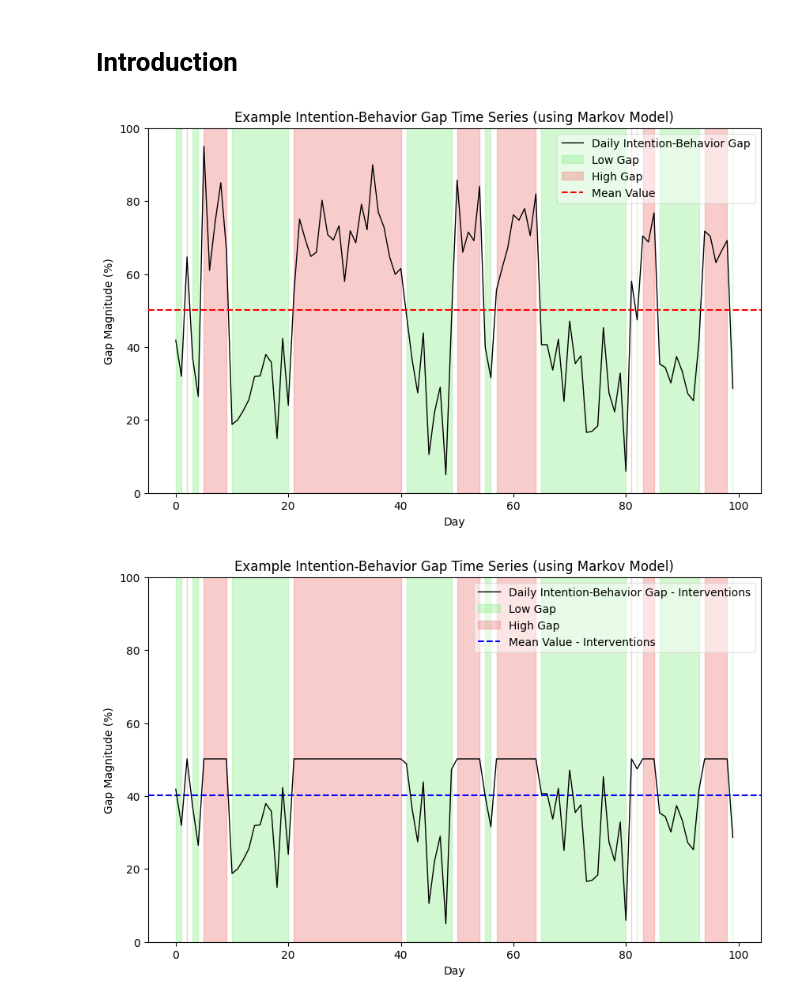
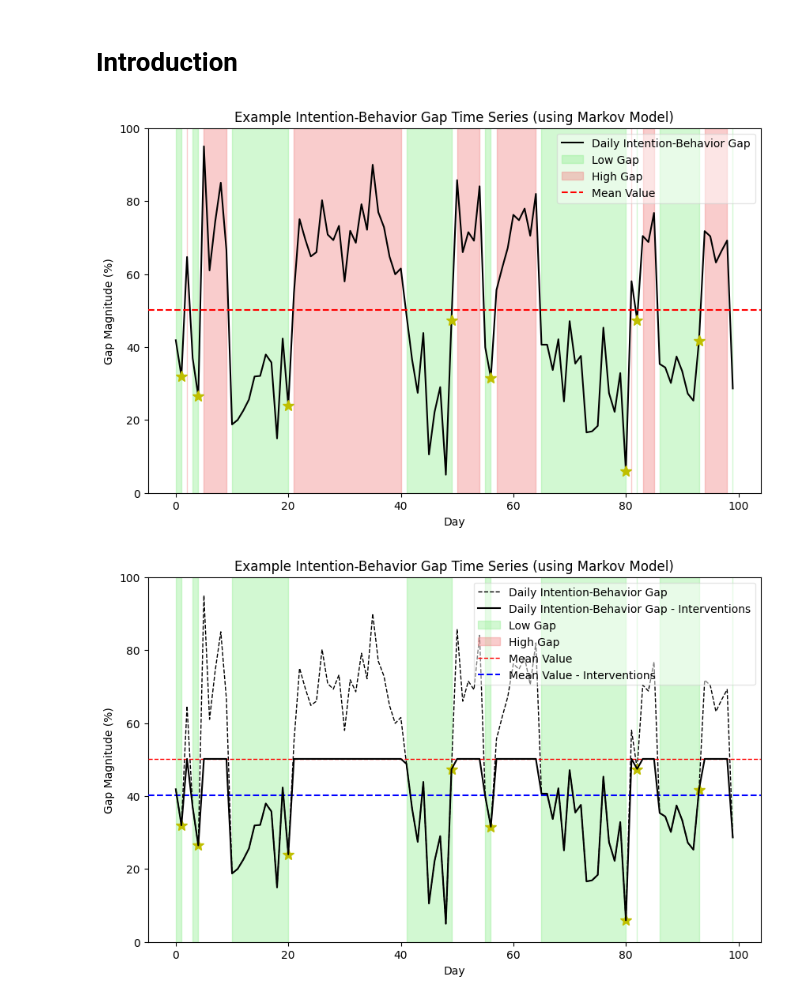
Before and after one commit to danieljwilson/3_3_experience_sampling, a Jupyter notebook: 3_3_3_data_analysis/paper_viz.ipynb, the cells around one changed output. Drawn from its saved outputs; the diff is of its cells as text; code cells hidden in the pictures.

```diff
--- a/3_3_3_data_analysis/paper_viz.ipynb
+++ b/3_3_3_data_analysis/paper_viz.ipynb
@@ -45,7 +45,7 @@ plt.figure(figsize=(10, 6))
 abs_max_value = max(abs(states_noisy.min()), abs(states_noisy.max())) + .25
 
 # Plot the Markov model with increased noise in black, ensuring it's fully visible
-plt.plot(states_noisy, label='Daily Intention-Behavior Gap', color='black', linewidth=1, zorder=2)
+plt.plot(states_noisy, label='Daily Intention-Behavior Gap', color='black', linewidth=1.5, zorder=2)
 
 # Background coloring extending across the full Y-axis range
 plt.fill_between(range(steps), 0, 100, where=states_noisy <= mean_value, color='lightgreen', alpha=0.4, label='Low Gap', zorder=1)
@@ -53,6 +53,11 @@ plt.fill_between(range(steps), 0, 100, where=states_noisy > mean_value, color='l
 
 # Ensure the y-axis is symmetric around 0 to accommodate the full height of the rectangles
 plt.ylim(0, 100)
+
+# Place red stars at the specified data points
+for i in range(steps - 1):
+    if states_noisy[i] <= mean_value < states_noisy[i + 1]:
+        plt.plot(i, states_noisy[i], 'y*', markersize=10)
 
 # Add the mean value line in red
 plt.axhline(y=mean_value, color='r', linestyle='--', label='Mean Value', zorder=3)
@@ -63,7 +68,7 @@ plt.ylabel('Gap Magnitude (%)')
 plt.legend(facecolor='white', framealpha=0.5)
 plt.show()
 # %% [output]
-[figure, old version]
+[figure, new version]
 # %%
 # Set the random seed
 np.random.seed(2024)
@@ -99,36 +104,41 @@ mean_value = np.mean(states_noisy)
 
 # eliminate high gap states
 states_noisy_intervention = np.clip(states_noisy, None, mean_value)
 
 # Calculate the mean with no high-gap states
 mean_value_intervention = np.mean(states_noisy_intervention)
 
 # Adjusting the plot to ensure full range coloring and that the plotted line is not cut off
 plt.figure(figsize=(10, 6))
 
 # Find the absolute maximum value in the noisy states to set as y-axis limits, ensuring the plotted line is not cut off
 abs_max_value = max(abs(states_noisy.min()), abs(states_noisy.max())) + .25
 
 # Plot the Markov model with increased noise in black, ensuring it's fully visible
-# plt.plot(states_noisy, label='Daily Intention-Behavior Gap', color='black', linewidth=1, linestyle='--', zorder=2)
+plt.plot(states_noisy, label='Daily Intention-Behavior Gap', color='black', linewidth=1, linestyle='--', zorder=2)
 # Plot the Markov model with increased noise in black, ensuring it's fully visible
-plt.plot(states_noisy_intervention, label='Daily Intention-Behavior Gap - Interventions', color='black', linewidth=1, zorder=4)
+plt.plot(states_noisy_intervention, label='Daily Intention-Behavior Gap - Interventions', color='black', linewidth=1.5, zorder=4)
 
 # Background coloring extending across the full Y-axis range
-plt.fill_between(range(steps), 0, 100, where=states_noisy <= mean_value, color='lightgreen', alpha=0.4, label='Low Gap', zorder=1)
-plt.fill_between(range(steps), 0, 100, where=states_noisy > mean_value, color='lightcoral', alpha=0.4, label='High Gap', zorder=1)
+plt.fill_between(range(steps), 0, 100, where=states_noisy_intervention < mean_value, color='lightgreen', alpha=0.4, label='Low Gap', zorder=1)
+plt.fill_between(range(steps), 0, 100, where=states_noisy_intervention > mean_value, color='lightcoral', alpha=0.4, label='High Gap', zorder=1)
 
 # Ensure the y-axis is symmetric around 0 to accommodate the full height of the rectangles
 plt.ylim(0, 100)
 
+# Place red stars at the specified data points
+for i in range(steps - 1):
+    if states_noisy[i] <= mean_value < states_noisy[i + 1]:
+        plt.plot(i, states_noisy[i], 'y*', markersize=10)
+
 # Add the mean value line in red
-# plt.axhline(y=mean_value, color='r', linestyle='--', label='Mean Value', zorder=3)
+plt.axhline(y=mean_value, color='r', linestyle='--', linewidth = 1, label='Mean Value', zorder=3)
 plt.axhline(y=mean_value_intervention, color='blue', linestyle='--', label='Mean Value - Interventions', zorder=3)
 
 plt.title('Example Intention-Behavior Gap Time Series (using Markov Model)')
 plt.xlabel('Day')
 plt.ylabel('Gap Magnitude (%)')
 plt.legend(facecolor='white', framealpha=0.5)
 plt.show()
 # %% [output]
-[figure, old version]
+[figure, new version]
```
